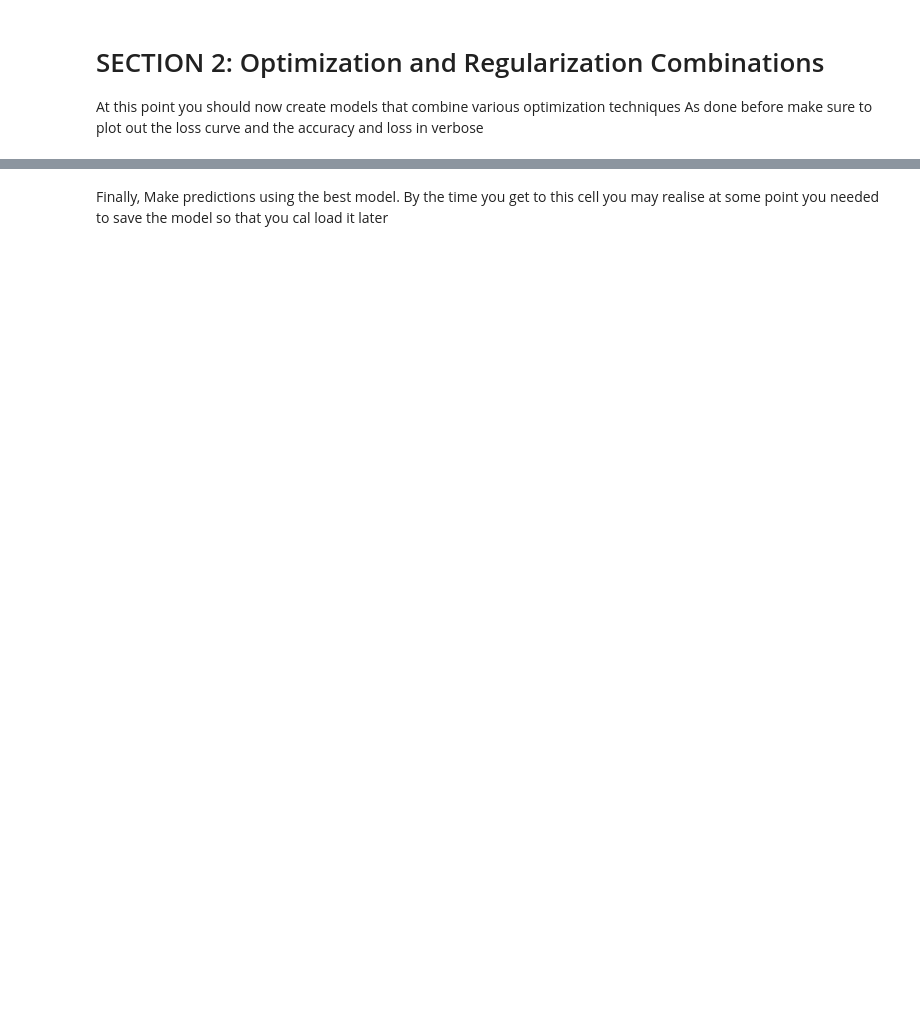
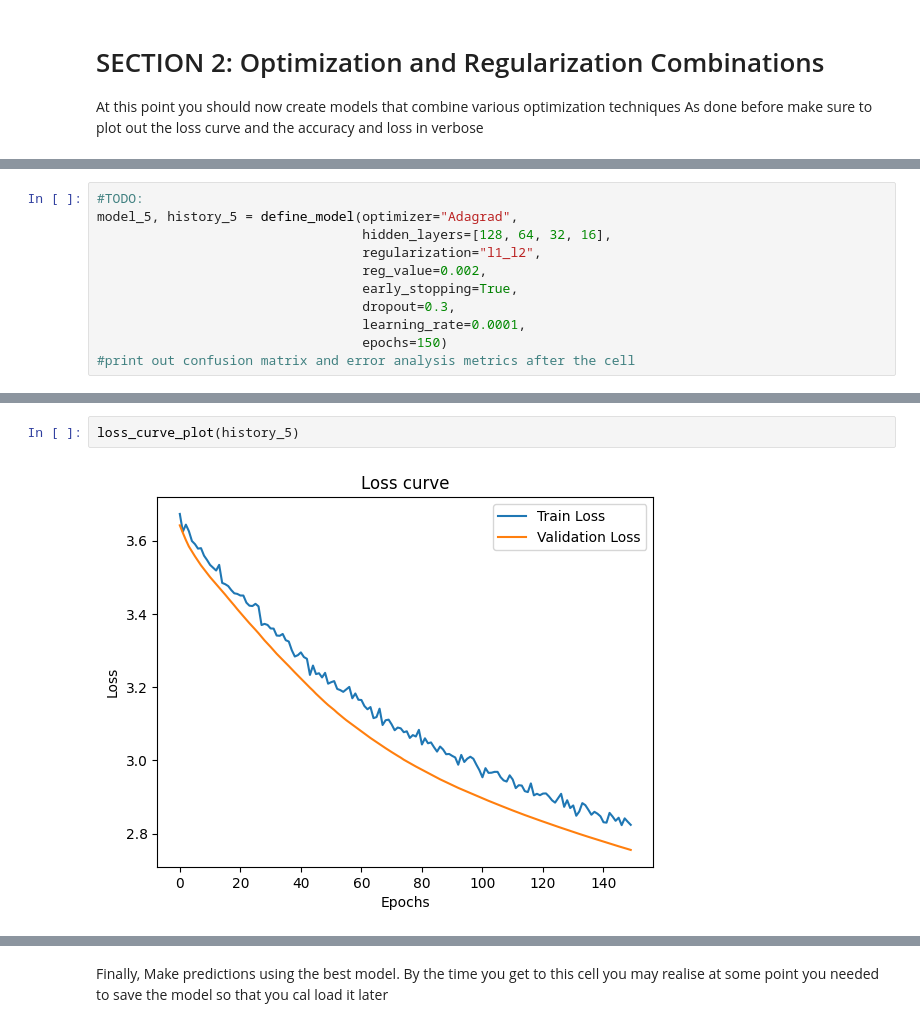
Before and after one commit to M-Pascal/Breast_Cancer_Diagnosis, a Jupyter notebook: Summative_Intro_to_ml_[Pascal_Mugisha]_assignment.ipynb, the cells around one changed output, grey strips where cells are left out. Saved outputs shown, nothing was run; the diff lists cells and outputs as text; blank space fills up the shorter version.

```diff
--- a/Summative_Intro_to_ml_[Pascal_Mugisha]_assignment.ipynb
+++ b/Summative_Intro_to_ml_[Pascal_Mugisha]_assignment.ipynb
@@ -679,0 +696,11 @@ F1 Score: 0.9697
+# %%
+#TODO:
+model_5, history_5 = define_model(optimizer="Adagrad",
+                                  hidden_layers=[128, 64, 32, 16],
+                                  regularization="l1_l2",
+                                  reg_value=0.002,
+                                  early_stopping=True,
+                                  dropout=0.3,
+                                  learning_rate=0.0001,
+                                  epochs=150)
+#print out confusion matrix and error analysis metrics after the cell
@@ -679,0 +725,4 @@ F1 Score: 0.9697
+# %%
+loss_curve_plot(history_5)
+# %% [output]
+[figure, added]
```
Also changed, not shown: parts of 36 cells of this notebook.
